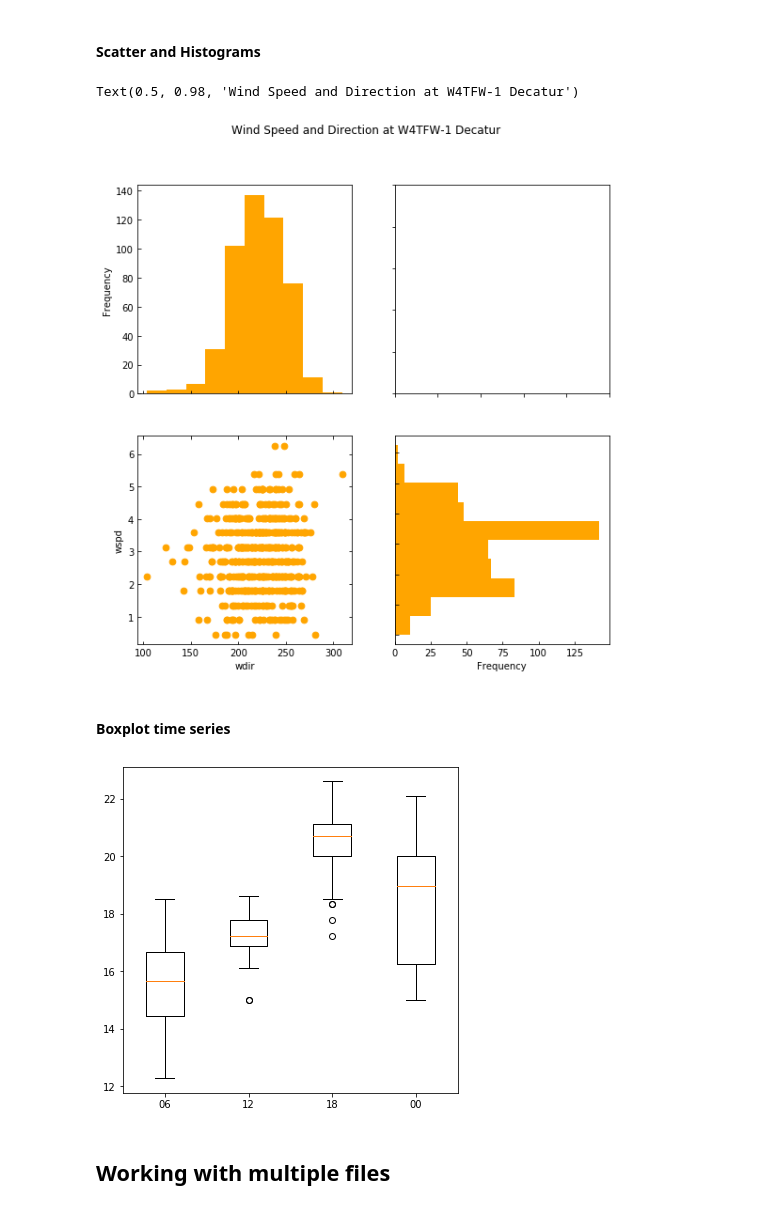
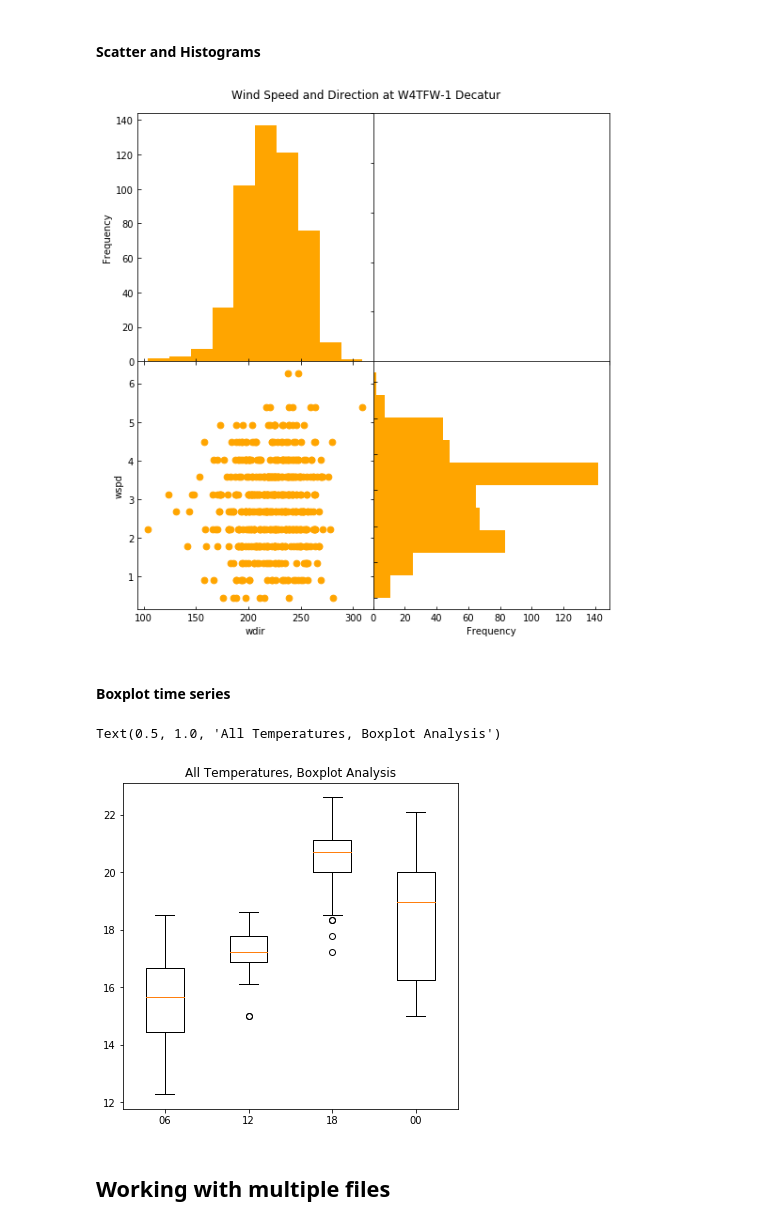
Before and after one commit to dm0096/mwest, a Jupyter notebook: cws_example.ipynb, the cells around one changed output. Cells and saved outputs as stored; diff of their text form; code cells hidden in the pictures.

```diff
--- a/cws_example.ipynb
+++ b/cws_example.ipynb
@@ -151,27 +153,30 @@ df['wdir'].plot.hist(ax=ax[0,0], color='orange', sharex=True)
 ax[0,0].tick_params(direction='in')
 
 plt.suptitle(f'Wind Speed and Direction at {myStation.name}')
+fig.subplots_adjust(wspace=0,hspace=0,top=0.94)
 # %% [output]
-Text(0.5, 0.98, 'Wind Speed and Direction at W4TFW-1 Decatur')
-[figure, old version]
+[figure, new version]
 # %% [markdown]
 #### Boxplot time series
 # %%
 fig, ax = plt.subplots(figsize=(6,6))
 
 dfs = [s.toDataFrame() for s in st]
 
 temp_06 = np.array([helpers.getAtTime(d, '2019-12-16 06:00:00', 'temp') for d in dfs])
 temp_06 = temp_06[~np.isnan(temp_06)]
 temp_12 = np.array([helpers.getAtTime(d, '2019-12-16 12:00:00', 'temp') for d in dfs])
 temp_12 = temp_12[~np.isnan(temp_12)]
 temp_18 = np.array([helpers.getAtTime(d, '2019-12-16 18:00:00', 'temp') for d in dfs])
 temp_18 = temp_18[~np.isnan(temp_18)]
 temp_00 = np.array([helpers.getAtTime(d, '2019-12-17 00:00:00', 'temp') for d in dfs])
 temp_00 = temp_00[~np.isnan(temp_00)]
 
 boxplots = plt.boxplot([temp_06, temp_12, temp_18, temp_00], labels=['06','12','18','00'])
+
+plt.title('All Temperatures, Boxplot Analysis')
 # %% [output]
+Text(0.5, 1.0, 'All Temperatures, Boxplot Analysis')
-[figure, old version]
+[figure, new version]
 # %% [markdown]
 ## Working with multiple files
```
Also changed, not shown: parts of 15 cells of this notebook.
